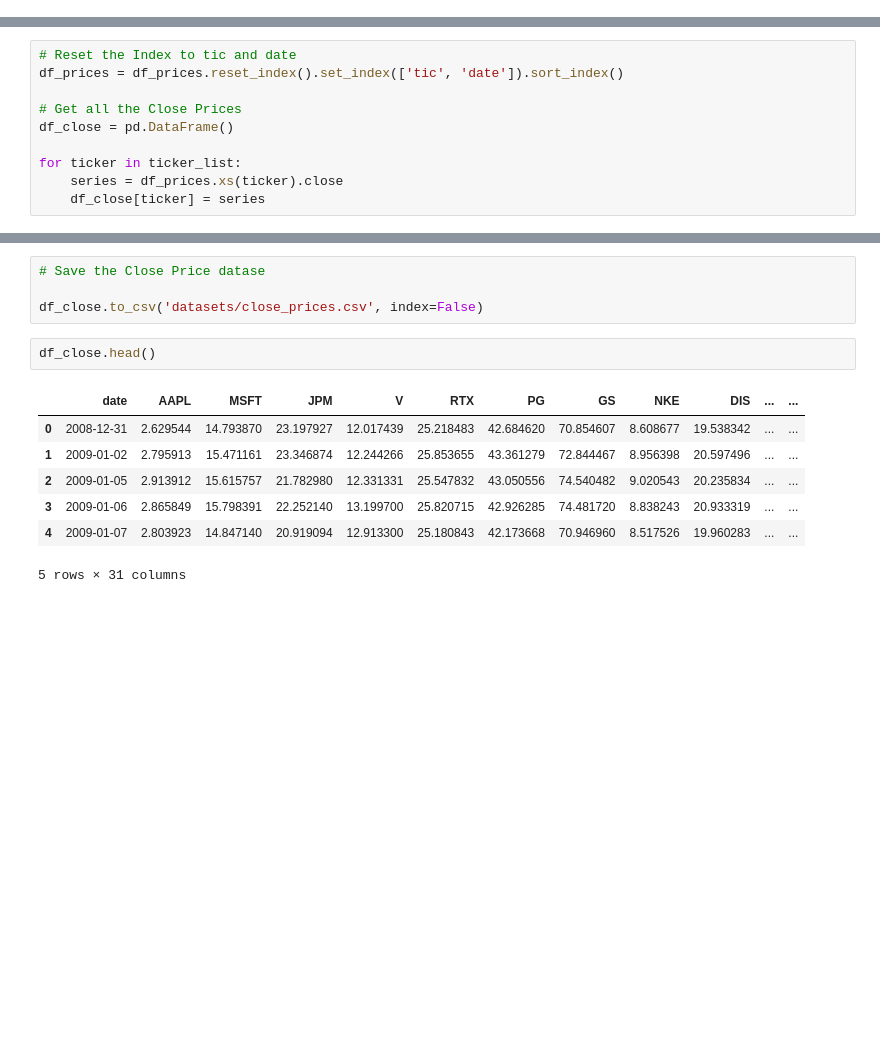
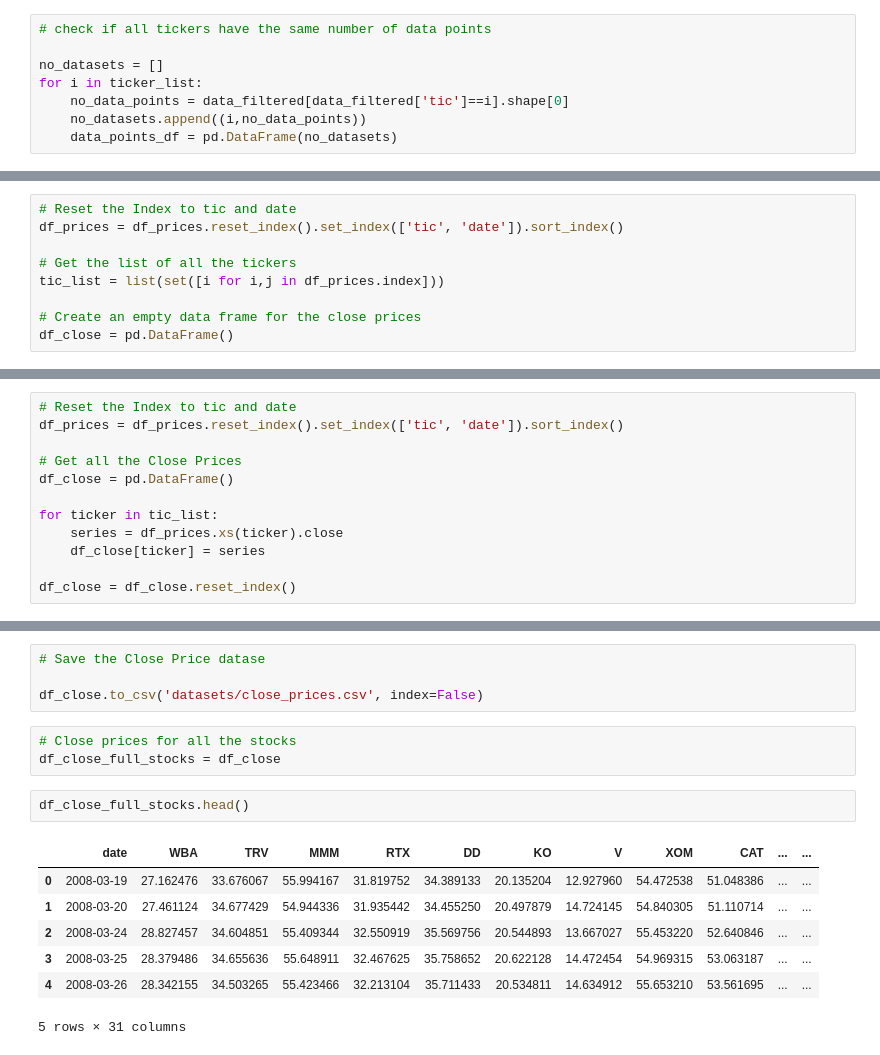
Before and after one commit to Musonda2day/Asset-Portfolio-Management-usingDeep-Reinforcement-Learning-, a Jupyter notebook: 2_Data_Download.ipynb, the cells around one changed output, grey strips where cells are left out. Drawn from its saved outputs; the diff is of its cells as text; blank space fills up the shorter version.

```diff
--- a/2_Data_Download.ipynb
+++ b/2_Data_Download.ipynb
@@ -115,0 +110,8 @@ plt.show()
+# %%
+# check if all tickers have the same number of data points
+
+no_datasets = []
+for i in ticker_list:
+    no_data_points = data_filtered[data_filtered['tic']==i].shape[0]
+    no_datasets.append((i,no_data_points))
+    data_points_df = pd.DataFrame(no_datasets)
@@ -123 +152,10 @@ data.to_csv('datasets/data.csv', index=False)
 df_prices = pd.read_csv('./datasets/data.csv')
+# %%
+# Reset the Index to tic and date
+df_prices = df_prices.reset_index().set_index(['tic', 'date']).sort_index()
+
+# Get the list of all the tickers
+tic_list = list(set([i for i,j in df_prices.index]))
+
+# Create an empty data frame for the close prices
+df_close = pd.DataFrame()
@@ -128,6 +170,8 @@ df_prices = df_prices.reset_index().set_index(['tic', 'date']).sort_index()
 # Get all the Close Prices
 df_close = pd.DataFrame()
 
-for ticker in ticker_list:
+for ticker in tic_list:
     series = df_prices.xs(ticker).close
     df_close[ticker] = series
+
+df_close = df_close.reset_index()
@@ -168,13 +210,16 @@ df_close.describe().T
 # Save the Close Price datase
 
 df_close.to_csv('datasets/close_prices.csv', index=False)
+# %%
+# Close prices for all the stocks
+df_close_full_stocks = df_close
 # %%
-df_close.head()
+df_close_full_stocks.head()
 # %% [output]
-|  | date | AAPL | MSFT | JPM | V | RTX | PG | GS | NKE | DIS | ... | ... |
-| 0 | 2008-12-31 | 2.629544 | 14.793870 | 23.197927 | 12.017439 | 25.218483 | 42.684620 | 70.854607 | 8.608677 | 19.538342 | ... | ... |
-| 1 | 2009-01-02 | 2.795913 | 15.471161 | 23.346874 | 12.244266 | 25.853655 | 43.361279 | 72.844467 | 8.956398 | 20.597496 | ... | ... |
-| 2 | 2009-01-05 | 2.913912 | 15.615757 | 21.782980 | 12.331331 | 25.547832 | 43.050556 | 74.540482 | 9.020543 | 20.235834 | ... | ... |
-| 3 | 2009-01-06 | 2.865849 | 15.798391 | 22.252140 | 13.199700 | 25.820715 | 42.926285 | 74.481720 | 8.838243 | 20.933319 | ... | ... |
-| 4 | 2009-01-07 | 2.803923 | 14.847140 | 20.919094 | 12.913300 | 25.180843 | 42.173668 | 70.946960 | 8.517526 | 19.960283 | ... | ... |
+|  | date | WBA | TRV | MMM | RTX | DD | KO | V | XOM | CAT | ... | ... |
+| 0 | 2008-03-19 | 27.162476 | 33.676067 | 55.994167 | 31.819752 | 34.389133 | 20.135204 | 12.927960 | 54.472538 | 51.048386 | ... | ... |
+| 1 | 2008-03-20 | 27.461124 | 34.677429 | 54.944336 | 31.935442 | 34.455250 | 20.497879 | 14.724145 | 54.840305 | 51.110714 | ... | ... |
+| 2 | 2008-03-24 | 28.827457 | 34.604851 | 55.409344 | 32.550919 | 35.569756 | 20.544893 | 13.667027 | 55.453220 | 52.640846 | ... | ... |
+| 3 | 2008-03-25 | 28.379486 | 34.655636 | 55.648911 | 32.467625 | 35.758652 | 20.622128 | 14.472454 | 54.969315 | 53.063187 | ... | ... |
+| 4 | 2008-03-26 | 28.342155 | 34.503265 | 55.423466 | 32.213104 | 35.711433 | 20.534811 | 14.634912 | 55.653210 | 53.561695 | ... | ... |
 5 rows × 31 columns
```
Also changed, not shown: parts of 26 cells of this notebook, 12 other files.
